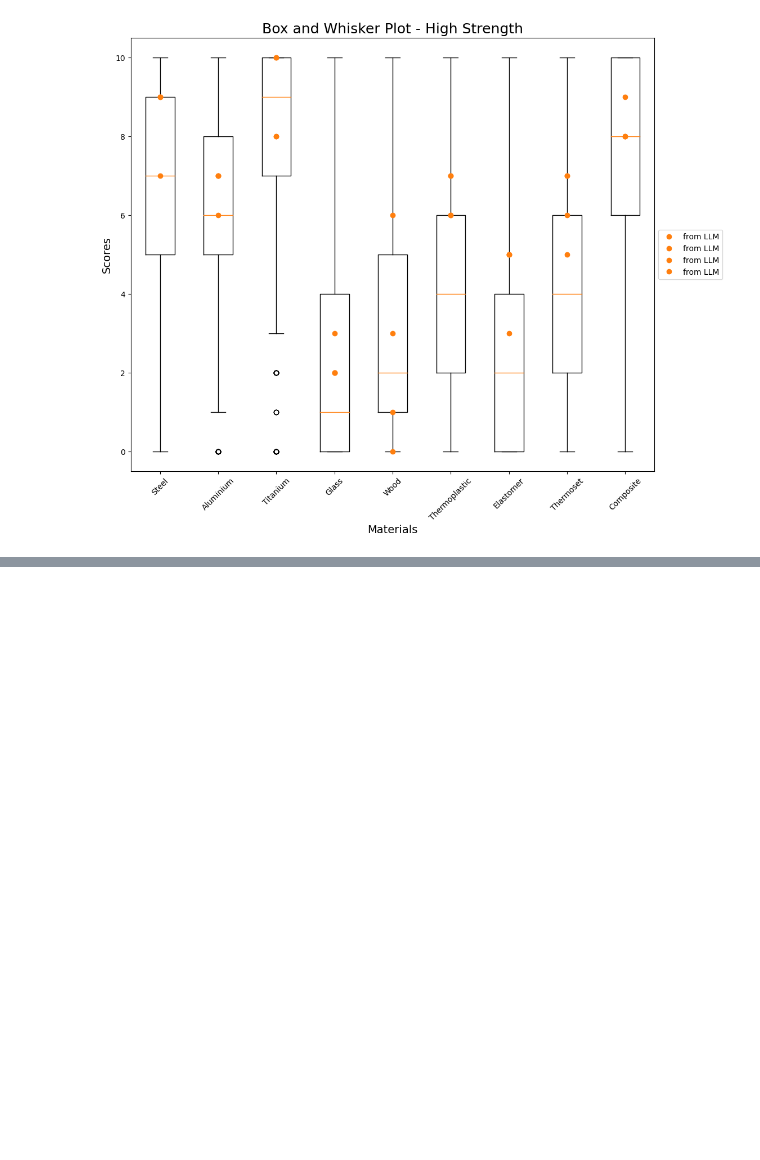
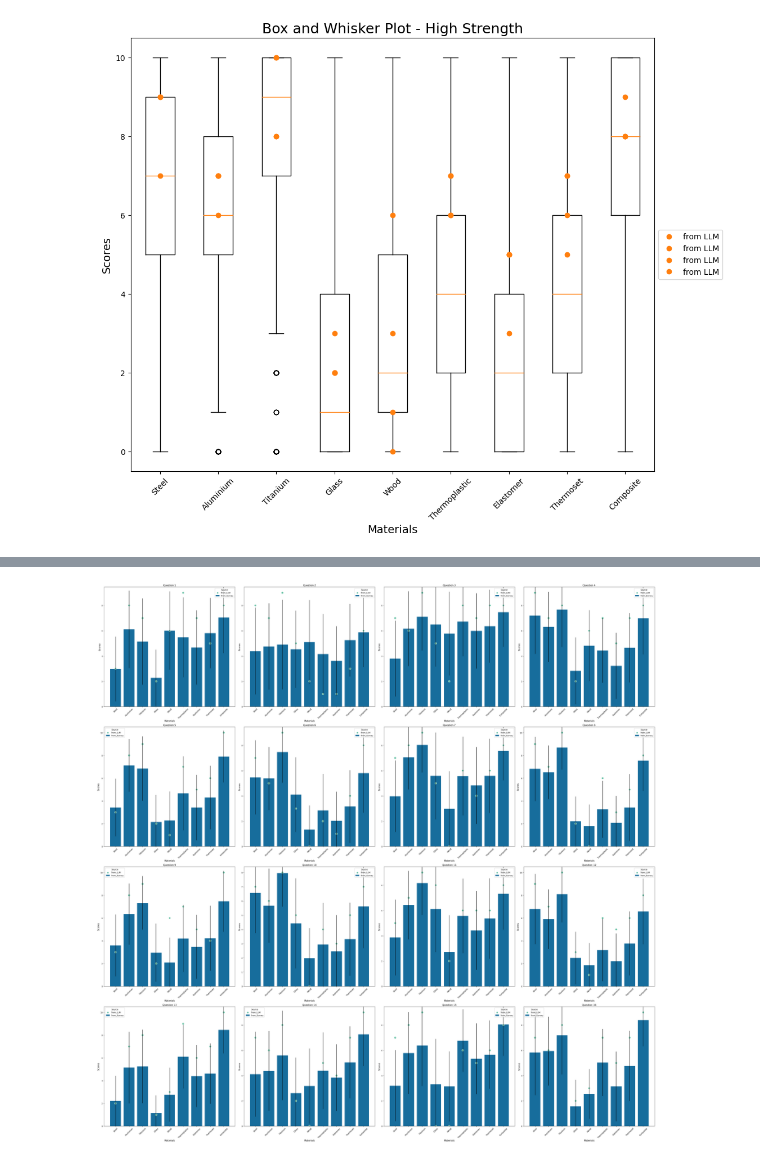
Before and after one commit to cmudrc/LLM-for-Material-Selection, a Jupyter notebook: Comparison Notebooks/SurveyLLM comparison.ipynb, the cells around one changed output, grey strips where cells are left out. Cells and saved outputs as stored; diff of their text form; code cells hidden in the pictures; blank space fills up the shorter version.

```diff
--- a/Comparison Notebooks/SurveyLLM comparison.ipynb
+++ b/Comparison Notebooks/SurveyLLM comparison.ipynb
@@ -2987,0 +3218,25 @@ plt.show()
+# %%
+rows, cols = 4,4
+
+fig, axs = plt.subplots(rows, cols, figsize=(40, 40))
+
+color_palette = sns.color_palette("colorblind")
+
+questions = ["Question 1", "Question 2", "Question 3", "Question 4", "Question 5", "Question 6", "Question 7", "Question 8", "Question 9", "Question 10", "Question 11", "Question 12", "Question 13", "Question 14", "Question 15", "Question 16"]
+
+df_list = [data_q1, data_q2, data_q3, data_q4, data_q5, data_q6, data_q7, data_q8, data_q9, data_q10, data_q11, data_q12, data_q13, data_q14, data_q15, data_q16]
+std_list = [std_list_q1, std_list_q2, std_list_q3, std_list_q4, std_list_q5, std_list_q6, std_list_q7, std_list_q8, std_list_q9, std_list_q10, std_list_q11, std_list_q12, std_list_q13, std_list_q14, std_list_q15, std_list_q16]
+for i in range(rows):
+    for j in range(cols):
+        ax = axs[i, j]
+        sns.barplot(ax=ax, x='Materials', y='Scores', hue='Source', data=df_list[i*4+j][:len(materials)], palette=color_palette, yerr=std_list[i*4+j][:len(materials)])
+        sns.scatterplot(ax=ax, x='Materials', y='Scores', hue='Source', data=df_list[i*4+j][len(materials):], palette="Set2", s=100)
+        ax.set_title(questions[i*4+j])
+        ax.set_xticklabels(materials, rotation=45)
+        ax.set_xlabel('Materials', fontsize=12)
+        ax.set_ylabel('Scores', fontsize=12)
+
+plt.tight_layout()
+plt.show()
+# %% [output]
+[figure, added]
```
Also changed, not shown: parts of 6 cells of this notebook, 1 other file.
